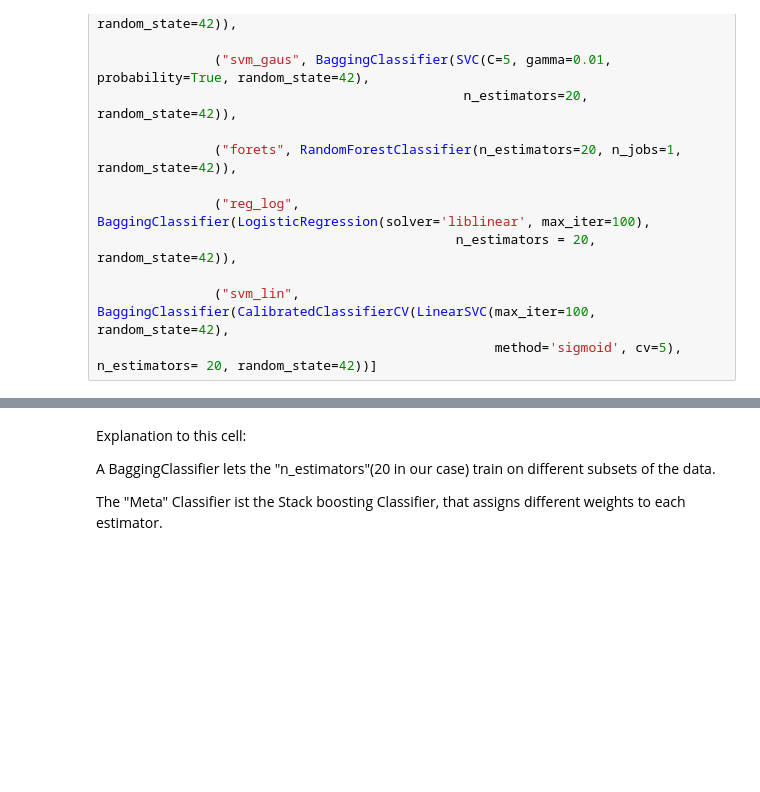
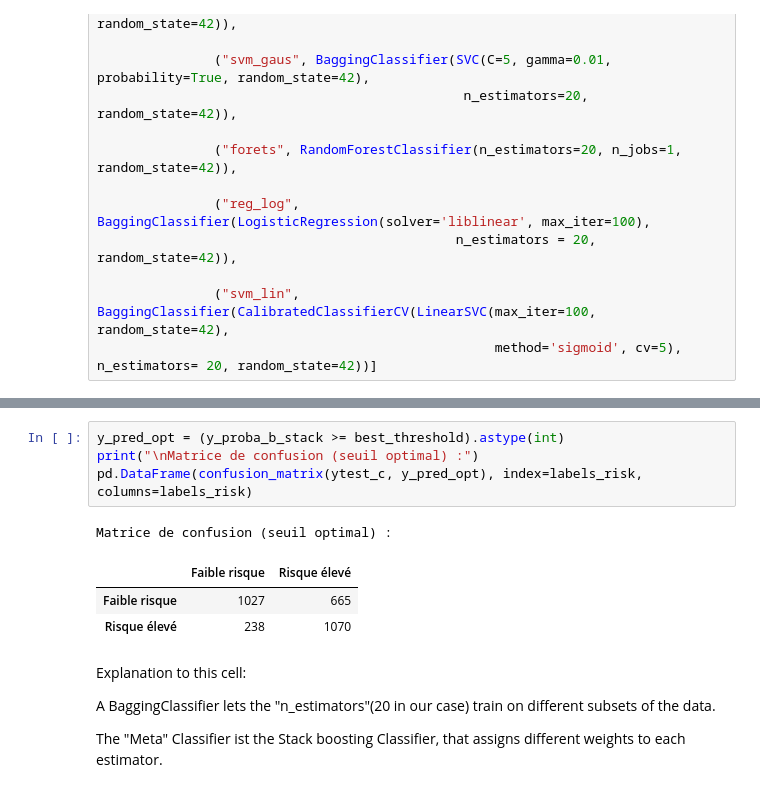
Before and after one commit to HOANG-Anh2004/projet_ML_4A_GMM_INSA, a Jupyter notebook: Modelisation.ipynb, the cells around one changed output, grey strips where cells are left out. Cells and saved outputs as stored; diff of their text form; blank space fills up the shorter version.

```diff
--- a/Modelisation.ipynb
+++ b/Modelisation.ipynb
@@ -777,6 +783,15 @@ Recall : 0.8180
 Precision : 0.6167
 F1-score : 0.7033
 F2-score : 0.7679
+# %%
+y_pred_opt = (y_proba_b_stack >= best_threshold).astype(int)
+print("\nMatrice de confusion (seuil optimal) :")
+pd.DataFrame(confusion_matrix(ytest_c, y_pred_opt), index=labels_risk, columns=labels_risk)
+# %% [output]
+Matrice de confusion (seuil optimal) :
+|  | Faible risque | Risque élevé |
+| Faible risque | 1027 | 665 |
+| Risque élevé | 238 | 1070 |
 # %% [markdown]
 Explanation to this cell:
 
```
Also changed, not shown: parts of 15 cells of this notebook.
